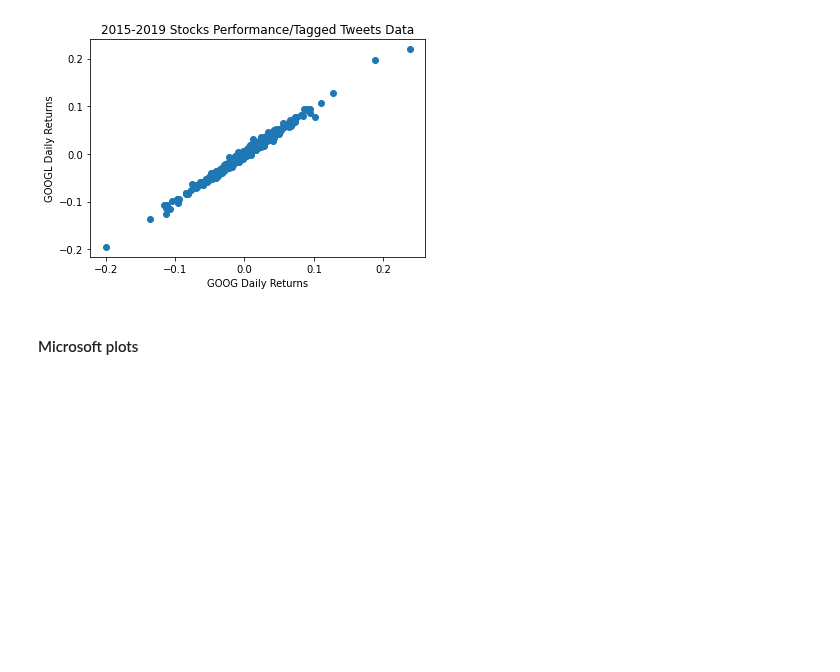
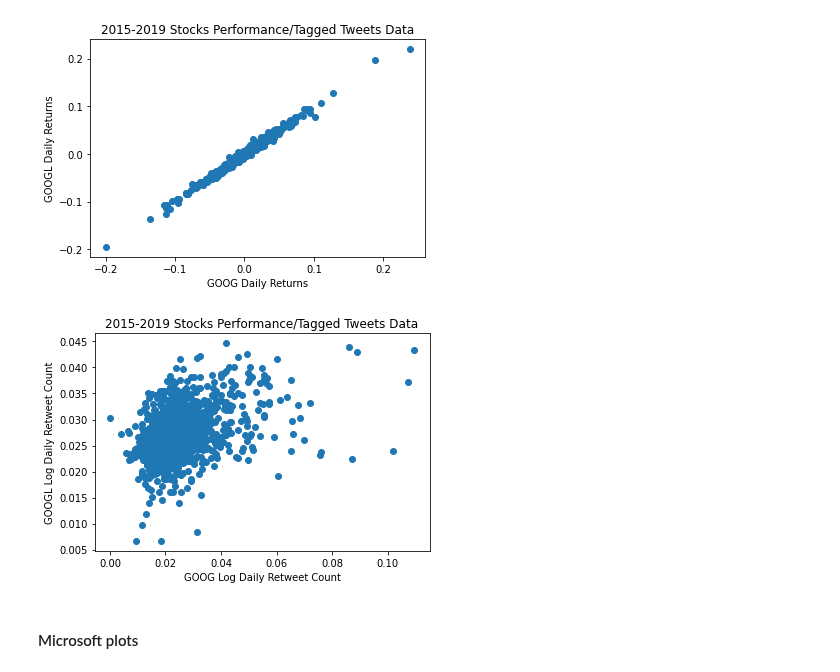
Before and after one commit to dssaenzml/ml703_timeSeriesCausalDiscovery, a Jupyter notebook: Pytrad/stocks_causal_discovery_pytrad.ipynb, the cells around one changed output. Cells and saved outputs as stored; diff of their text form; code cells hidden in the pictures; blank space fills up the shorter version.

```diff
--- a/Pytrad/stocks_causal_discovery_pytrad.ipynb
+++ b/Pytrad/stocks_causal_discovery_pytrad.ipynb
@@ -775,6 +775,17 @@ plt.ylabel("GOOGL Daily Returns")
 plt.savefig("./Linear Analysis Plots/goog_googl_returns.jpeg")
 # %% [output]
 [figure]
+# %%
+x_var = dataFrameCompanies[:, 8]
+y_var = dataFrameCompanies[:, 9]
+
+plt.scatter(x_var, y_var)
+plt.title("2015-2019 Stocks Performance/Tagged Tweets Data")
+plt.xlabel("GOOG Log Daily Retweet Count")
+plt.ylabel("GOOGL Log Daily Retweet Count")
+plt.savefig("./Linear Analysis Plots/goog_googl_returns.jpeg")
+# %% [output]
+[figure, added]
 # %% [markdown]
 #### Microsoft plots
 # %%
```
Also changed, not shown: parts of 4 cells of this notebook, 5 other files.
